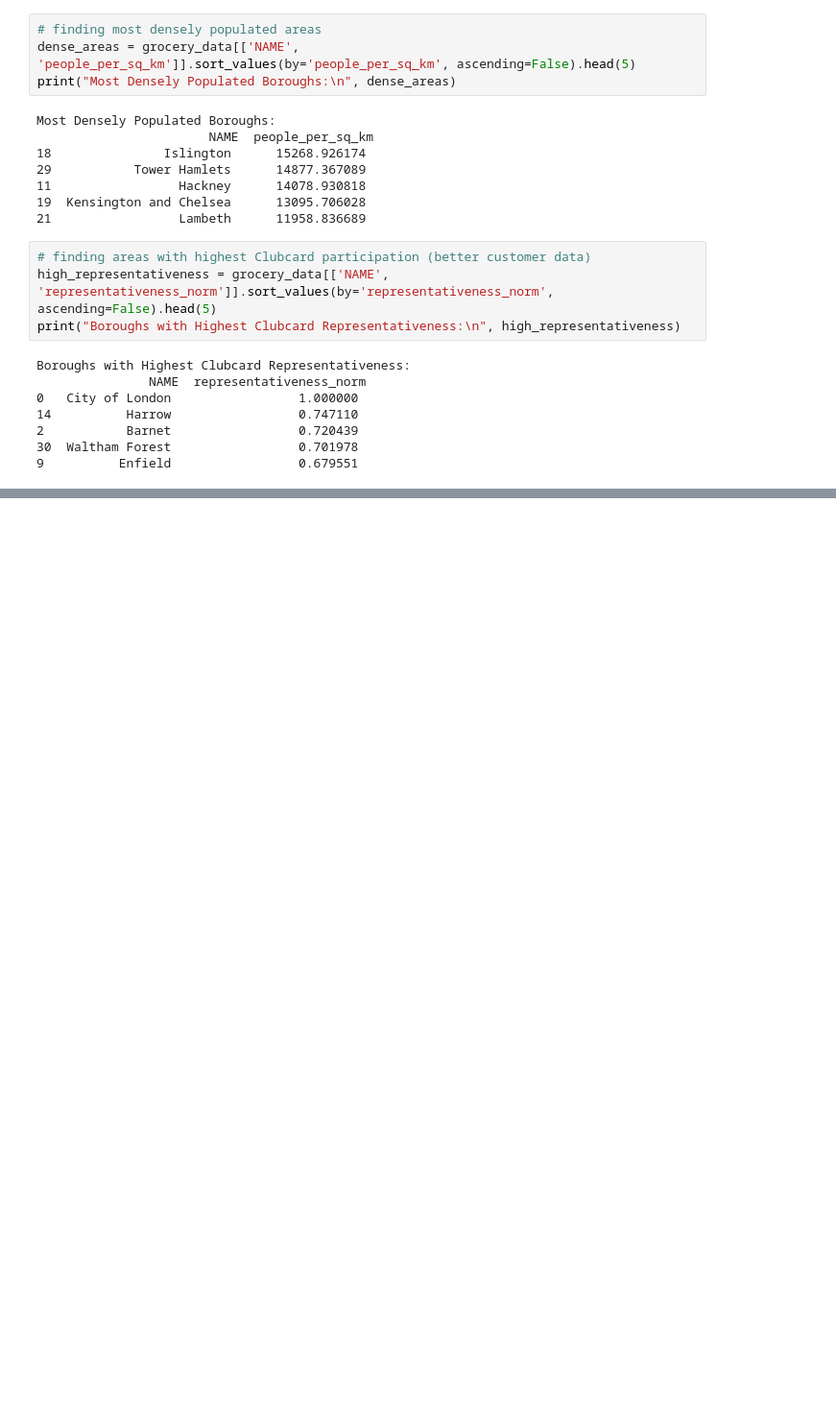
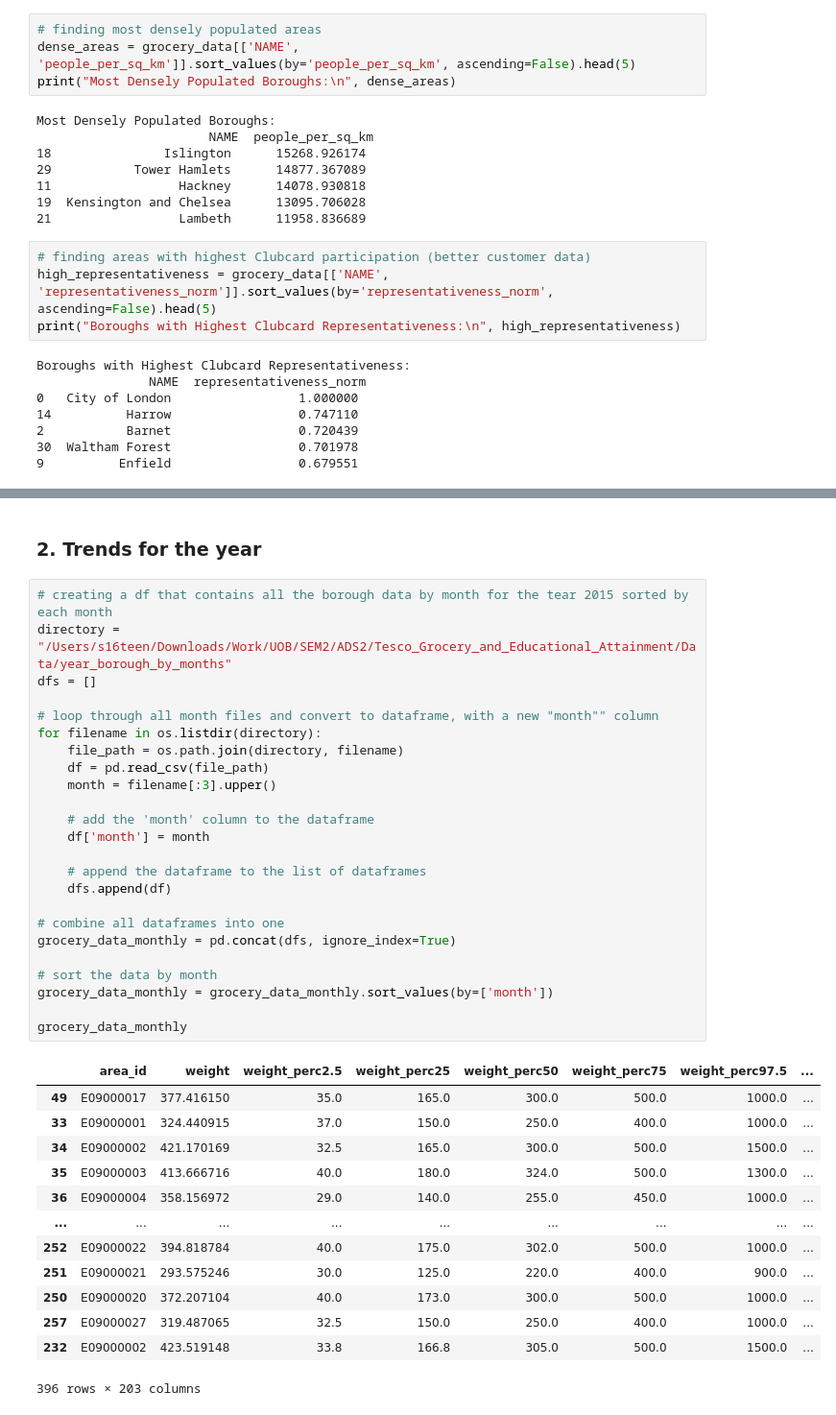
Before and after one commit to omarriyaz/Tesco_Grocery_and_Educational_Attainment, a Jupyter notebook: Code/Analysis.ipynb, the cells around one changed output, grey strips where cells are left out. Shown: that part at 96% size. Cells and saved outputs as stored; diff of their text form; blank space fills up the shorter version.

```diff
--- a/Code/Analysis.ipynb
+++ b/Code/Analysis.ipynb
@@ -360,3 +500,43 @@ Foods that are higher in protein, fiber, vitamins, and minerals and lower in sat
+# %% [markdown]
+### **2. Trends for the year**
+# %%
+# creating a df that contains all the borough data by month for the tear 2015 sorted by each month
+directory = "/Users/s16teen/Downloads/Work/UOB/SEM2/ADS2/Tesco_Grocery_and_Educational_Attainment/Data/year_borough_by_months"
+dfs = []
+
+# loop through all month files and convert to dataframe, with a new "month"" column
+for filename in os.listdir(directory):
+    file_path = os.path.join(directory, filename)
+    df = pd.read_csv(file_path)
+    month = filename[:3].upper()
+
+    # add the 'month' column to the dataframe
+    df['month'] = month
+
+    # append the dataframe to the list of dataframes
+    dfs.append(df)
+
+# combine all dataframes into one
+grocery_data_monthly = pd.concat(dfs, ignore_index=True)
+
+# sort the data by month
+grocery_data_monthly = grocery_data_monthly.sort_values(by=['month'])
+
+grocery_data_monthly
+# %% [output]
+|  | area_id | weight | weight_perc2.5 | weight_perc25 | weight_perc50 | weight_perc75 | weight_perc97.5 | ... |
+| 49 | E09000017 | 377.416150 | 35.0 | 165.0 | 300.0 | 500.0 | 1000.0 | ... |
+| 33 | E09000001 | 324.440915 | 37.0 | 150.0 | 250.0 | 400.0 | 1000.0 | ... |
+| 34 | E09000002 | 421.170169 | 32.5 | 165.0 | 300.0 | 500.0 | 1500.0 | ... |
+| 35 | E09000003 | 413.666716 | 40.0 | 180.0 | 324.0 | 500.0 | 1300.0 | ... |
+| 36 | E09000004 | 358.156972 | 29.0 | 140.0 | 255.0 | 450.0 | 1000.0 | ... |
+| ... | ... | ... | ... | ... | ... | ... | ... | ... |
+| 252 | E09000022 | 394.818784 | 40.0 | 175.0 | 302.0 | 500.0 | 1000.0 | ... |
+| 251 | E09000021 | 293.575246 | 30.0 | 125.0 | 220.0 | 400.0 | 900.0 | ... |
+| 250 | E09000020 | 372.207104 | 40.0 | 173.0 | 300.0 | 500.0 | 1000.0 | ... |
+| 257 | E09000027 | 319.487065 | 32.5 | 150.0 | 250.0 | 400.0 | 1000.0 | ... |
+| 232 | E09000002 | 423.519148 | 33.8 | 166.8 | 305.0 | 500.0 | 1500.0 | ... |
+396 rows × 203 columns
 # %% [markdown]
 ## References
 
```
Also changed, not shown: parts of 24 cells of this notebook.
